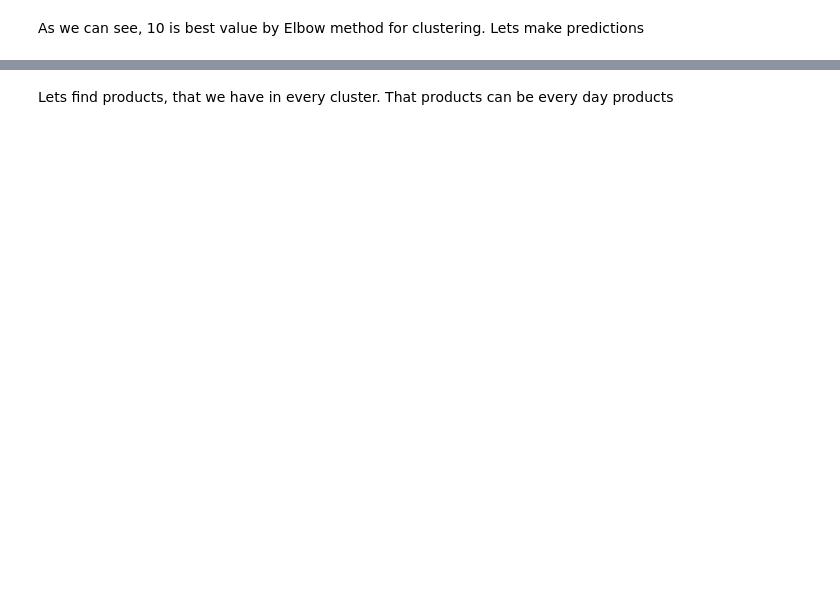
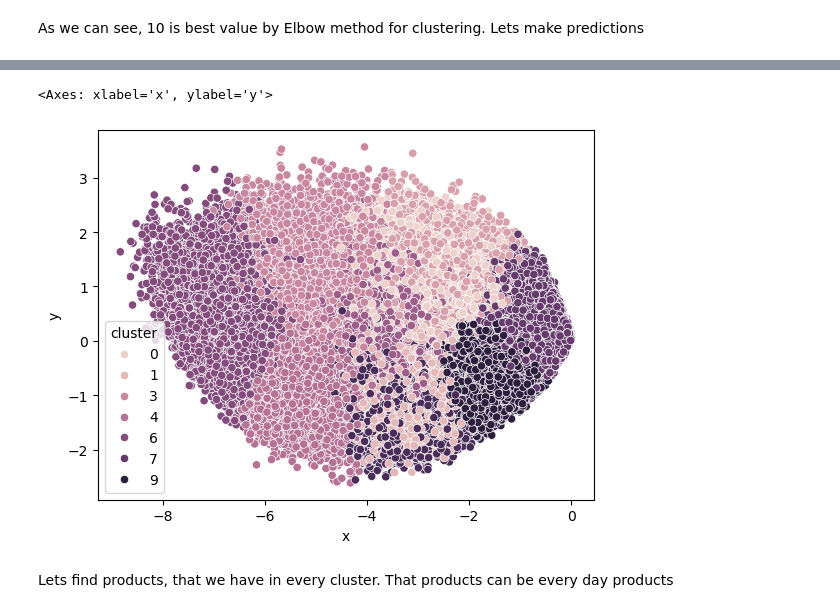
Before and after one commit to elch10/instacart-market-basket, a Jupyter notebook: spark.ipynb, the cells around one changed output, grey strips where cells are left out. Cells and saved outputs as stored; diff of their text form; code cells hidden in the pictures; blank space fills up the shorter version.

```diff
--- a/spark.ipynb
+++ b/spark.ipynb
@@ -305,6 +294,17 @@ root
  |-- sparse_items: vector (nullable = true)
  |-- aisle_pca: vector (nullable = true)
  |-- prediction: integer (nullable = false)
+# %%
+import seaborn as sns
+import pandas as pd
+pandas_df = res_df.select('aisle_pca', 'prediction').toPandas()
+xy = pandas_df['aisle_pca'].apply(lambda x: pd.Series(x[:2], index=['x', 'y'])) # take first two components
+xy['cluster'] = pandas_df['prediction']
+
+sns.scatterplot(xy, x='x', y='y', hue='cluster')
+# %% [output]
+<Axes: xlabel='x', ylabel='y'>
+[figure, added]
 # %% [markdown]
 Lets find products, that we have in every cluster. That products can be every day products
 # %%
```
Also changed, not shown: parts of 11 cells of this notebook.
